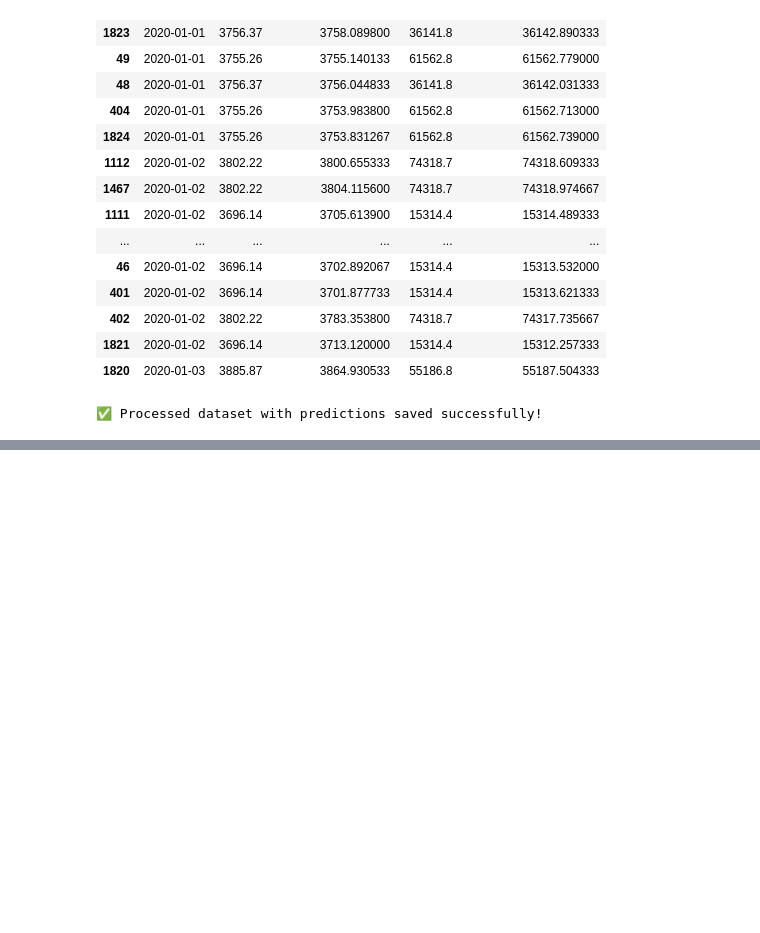
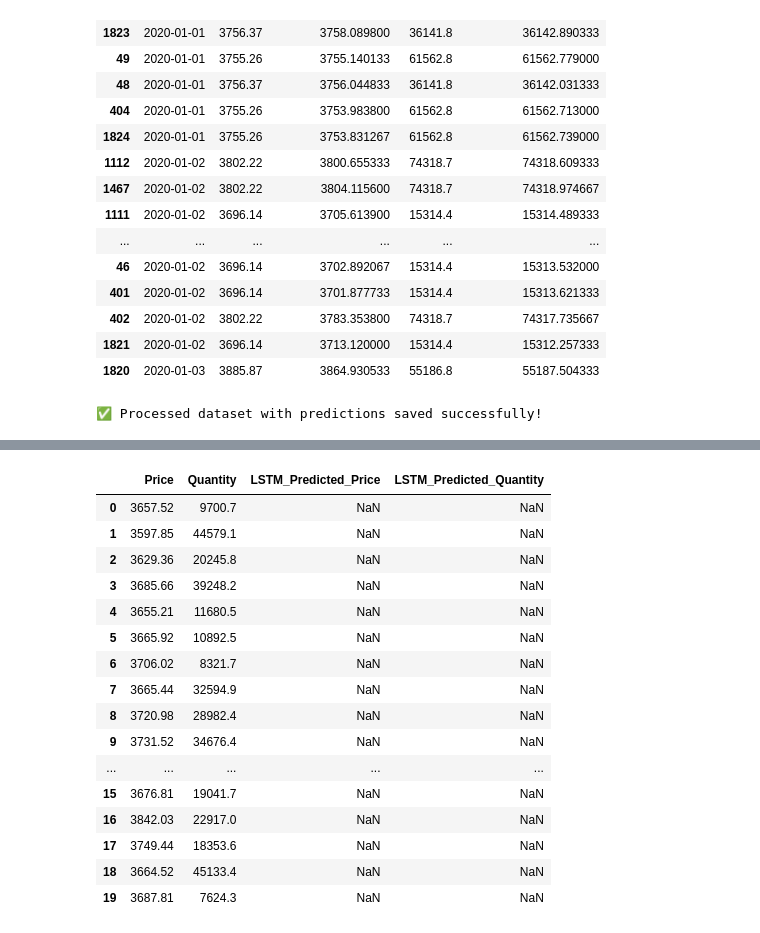
Before and after one commit to abhaydubey200/Second_Project-_Price_prediction_model, a Jupyter notebook: Prophet_RF_Data.ipynb, the cells around one changed output, grey strips where cells are left out. Saved outputs shown, nothing was run; the diff lists cells and outputs as text; code cells hidden in the pictures; blank space fills up the shorter version.

```diff
--- a/Prophet_RF_Data.ipynb
+++ b/Prophet_RF_Data.ipynb
@@ -403,0 +494,67 @@ print("✅ Processed dataset with predictions saved successfully!")
+# %%
+import numpy as np
+import pandas as pd
+from sklearn.preprocessing import MinMaxScaler
+from tensorflow.keras.models import Sequential
+from tensorflow.keras.layers import LSTM, Dense
+from tensorflow.keras.callbacks import EarlyStopping
+
+df = pd.read_csv("/content/drive/MyDrive/DS(Data)/final_master_dataset.csv")
+
+cols = ["Price", "Quantity"]
+df = df[cols]
+
+df = df.dropna().reset_index(drop=True)
+
+scaler = MinMaxScaler()
+scaled_data = scaler.fit_transform(df)
+
+scaled_df = pd.DataFrame(scaled_data, columns=["Price", "Quantity"])
+
+def create_sequences(data, seq_len=30):
+    X, y_price, y_qty = [], [], []
+
+    for i in range(seq_len, len(data)):
+        X.append(data[i-seq_len:i])
+        y_price.append(data[i, 0])
+        y_qty.append(data[i, 1])
+
+    return np.array(X), np.array(y_price), np.array(y_qty)
+
+SEQ_LEN = 30
+X, y_price, y_qty = create_sequences(scaled_df.values, SEQ_LEN)
+
+train_size = int(0.8 * len(X))
+X_train, X_test = X[:train_size], X[train_size:]
+y_price_train, y_price_test = y_price[:train_size], y_price[train_size:]
+y_qty_train, y_qty_test = y_qty[:train_size], y_qty[train_size:]
+
+model = Sequential([
+    LSTM(64, return_sequences=True, input_shape=(SEQ_LEN, 2)),
+    LSTM(32),
+    Dense(2)
+])
+
+model.compile(optimizer="adam", loss="mse")
+
+model.fit(
+    X_train, np.column_stack([y_price_train, y_qty_train]),
+    epochs=25,
+    batch_size=32,
+    validation_split=0.1,
+    callbacks=[EarlyStopping(monitor="loss", patience=5, restore_best_weights=True)]
+)
+
+pred_scaled = model.predict(X)
+
+pred_original = scaler.inverse_transform(pred_scaled)
+
+df_pred = df.copy()
+df_pred["LSTM_Predicted_Price"] = np.nan
+df_pred["LSTM_Predicted_Quantity"] = np.nan
+
+df_pred.loc[SEQ_LEN:, "LSTM_Predicted_Price"] = pred_original[:, 0]
+df_pred.loc[SEQ_LEN:, "LSTM_Predicted_Quantity"] = pred_original[:, 1]
+
+df_pred.head(20)
+# %% [output]
@@ -403,0 +578,17 @@ print("✅ Processed dataset with predictions saved successfully!")
+|  | Price | Quantity | LSTM_Predicted_Price | LSTM_Predicted_Quantity |
+| 0 | 3657.52 | 9700.7 | NaN | NaN |
+| 1 | 3597.85 | 44579.1 | NaN | NaN |
+| 2 | 3629.36 | 20245.8 | NaN | NaN |
+| 3 | 3685.66 | 39248.2 | NaN | NaN |
+| 4 | 3655.21 | 11680.5 | NaN | NaN |
+| 5 | 3665.92 | 10892.5 | NaN | NaN |
+| 6 | 3706.02 | 8321.7 | NaN | NaN |
+| 7 | 3665.44 | 32594.9 | NaN | NaN |
+| 8 | 3720.98 | 28982.4 | NaN | NaN |
+| 9 | 3731.52 | 34676.4 | NaN | NaN |
+| ... | ... | ... | ... | ... |
+| 15 | 3676.81 | 19041.7 | NaN | NaN |
+| 16 | 3842.03 | 22917.0 | NaN | NaN |
+| 17 | 3749.44 | 18353.6 | NaN | NaN |
+| 18 | 3664.52 | 45133.4 | NaN | NaN |
+| 19 | 3687.81 | 7624.3 | NaN | NaN |
```
Also changed, not shown: parts of 13 cells of this notebook.
